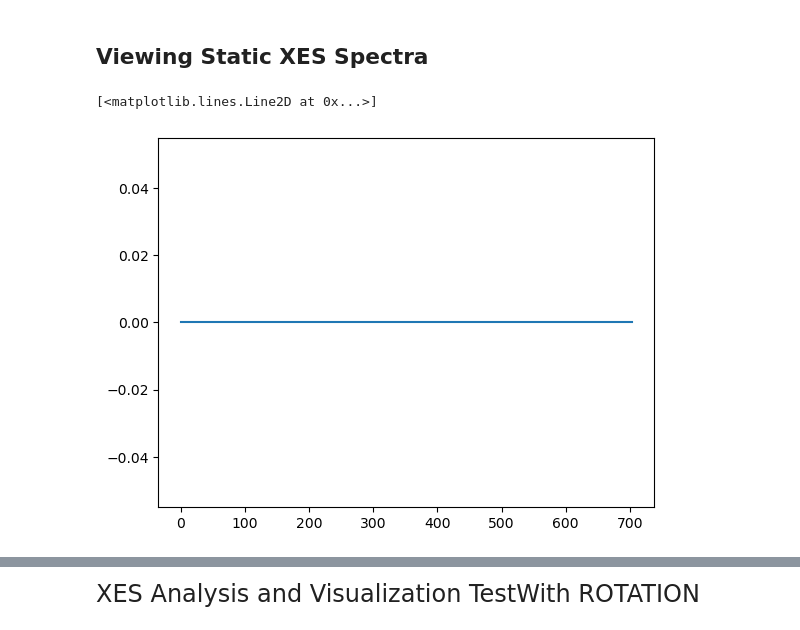
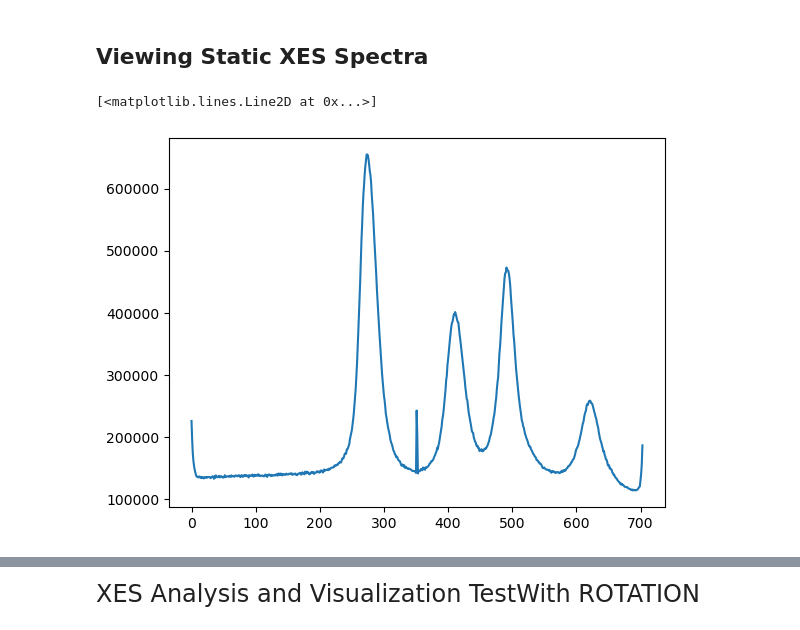
Before and after one commit to lg345/XSpect, a Jupyter notebook: XSpect_XES_examples.ipynb, the cells around one changed output, grey strips where cells are left out. Cells and saved outputs as stored; diff of their text form; code cells hidden in the pictures.

```diff
--- a/XSpect_XES_examples.ipynb
+++ b/XSpect_XES_examples.ipynb
@@ -22,20 +22,20 @@ import XSpect.XSpect_Visualization
 # %%
 xes_experiment = XSpect.XSpect_Analysis.spectroscopy_experiment(hutch='mfx',experiment_id='mfxl1045123',lcls_run=23)
 xes=XSpect.XSpect_Controller.XESBatchAnalysisRotation()
 xes.key_epix=['epix_1/ROI_0_area']
 #xes.set_key_aliases(keys,names)
-xes.import_roi=[[523,535]]
-xes.rois=[[0,12]]
+#xes.import_roi=[[0,100]]
+xes.rois=[[0,300]]
 xes.adu_cutoff=3.0
 xes.angle=0
 xes.transpose=True
 xes.run_parser(['3'])
 start=time.time()
 xes.primary_analysis_parallel_range(4,xes_experiment,method=xes.primary_analysis_static,increment=2000,verbose=False)
 end=time.time()
 v=XSpect.XSpect_Visualization.XESVisualization()
 v.combine_static_spectra(xes_analysis=xes,xes_key='epix_ROI_1_summed')
 plt.plot(v.summed_xes)
 # %% [output]
 [<matplotlib.lines.Line2D at 0x...>]
-[figure, old version]
+[figure, new version]
```
Also changed, not shown: parts of 6 cells of this notebook, 1 other file.
